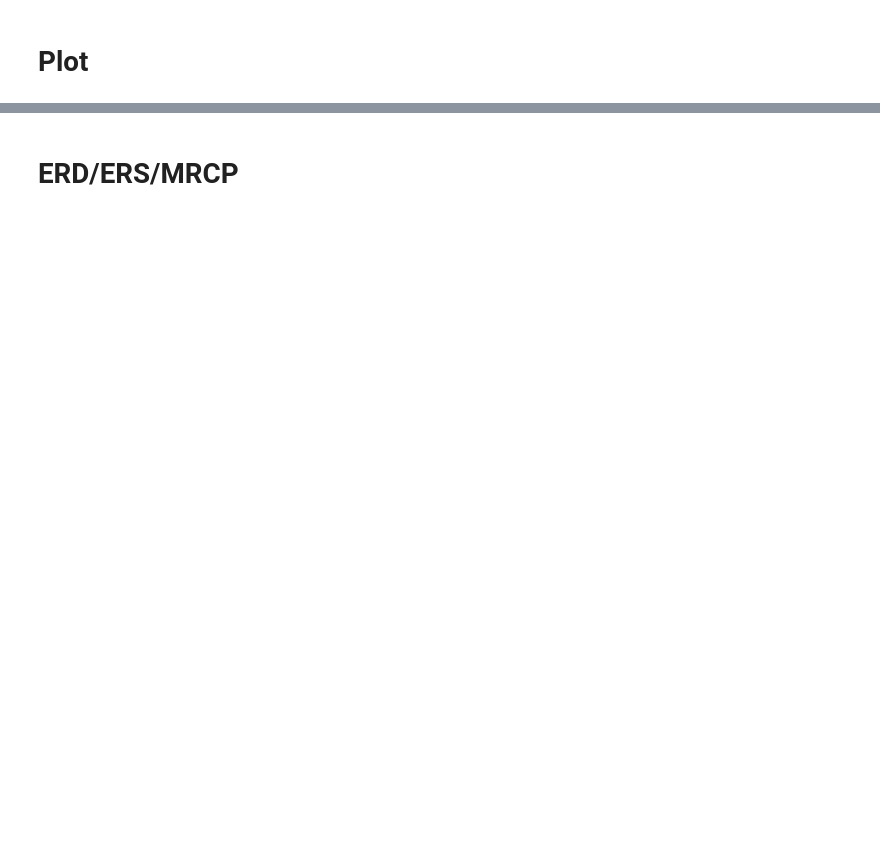
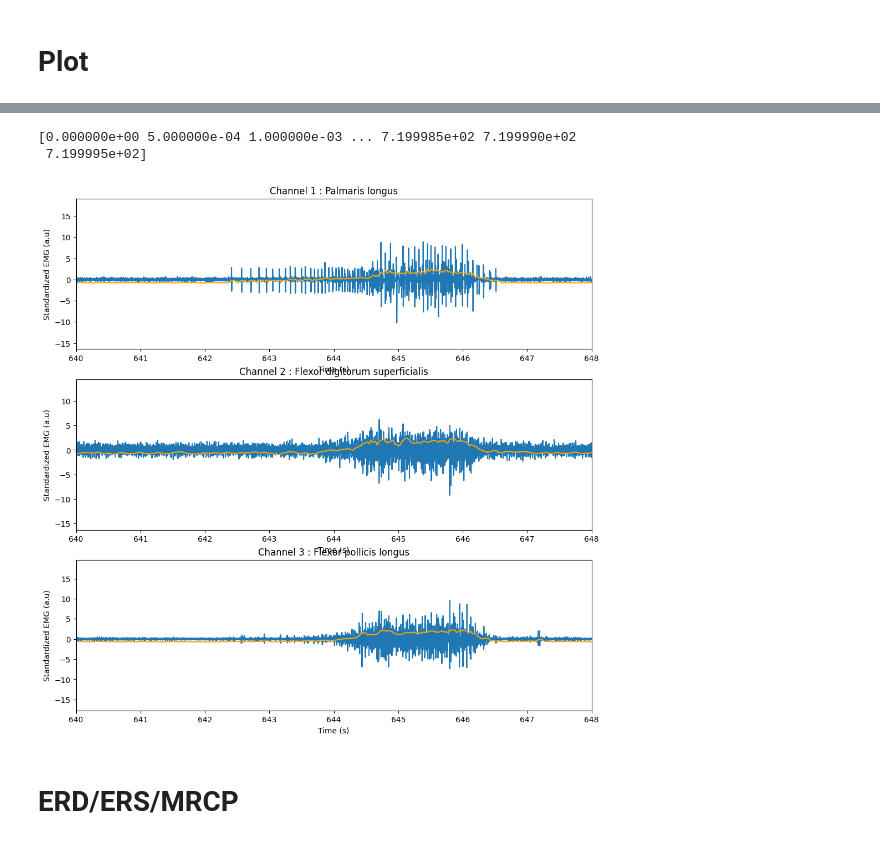
Before and after one commit to Bornholmersild/hybrid_bci, a Jupyter notebook: src/utilities/test_new_preprocessing_method.ipynb, the cells around one changed output, grey strips where cells are left out. Drawn from its saved outputs; the diff is of its cells as text; code cells hidden in the pictures; blank space fills up the shorter version.

```diff
--- a/src/utilities/test_new_preprocessing_method.ipynb
+++ b/src/utilities/test_new_preprocessing_method.ipynb
@@ -553,3 +789,41 @@ plot_eeg(EEG_epoch_mean_mne, fs=125, n_samples=1000)
+# %%
+def plot_emg_and_rms(emg_data, rms_data):
+    time = np.arange(emg_data.shape[0]) / EMG_FREQ
+    RMS_window_size = int(0.1 * EMG_FREQ)  # 100 ms
+    win_time = (np.arange(rms_data.shape[0]) * (RMS_window_size/4) + RMS_window_size/4) / EMG_FREQ
+    print(time)
+    fig, axs = plt.subplots(3, 1, figsize=(12, 12))  # Before 210, 160
+    for ch in range(EMG_NUM_CH):
+        axs[ch].plot(time, emg_data[:, ch], label='Z-scored EMG')
+        axs[ch].plot(win_time, rms_data[:, ch], label='RMS EMG', color='orange')
+        axs[ch].set_xlabel('Time (s)')
+        axs[ch].set_ylabel('Standardized EMG (a.u)')
+        axs[ch].set_title(f'{EMG_CH_NAMES[ch]}')
+        #axs[ch].set_ylim([-10, 15])
+        axs[ch].set_xlim([8*80, 8*81])
+
+
+
+def plot_emg(emg_data):
+    time = np.arange(emg_data.shape[0]) / EMG_FREQ
+
+
+
+    fig, axs = plt.subplots(3, 1, figsize=(6, 12))  # Before 210, 160
+    for ch in range(EMG_NUM_CH):
+        axs[ch].plot(time, emg_data[:, ch], label='Z-scored EMG')
+
+        axs[ch].set_xlabel('Time (s)')
+        axs[ch].set_ylabel('Standardized EMG (a.u)')
+        axs[ch].set_title(f'{EMG_CH_NAMES[ch]}')
+        #axs[ch].set_ylim([, 0.4])
+        #axs[ch].set_xlim([0, 24])
+
+plot_emg_and_rms(EMG, RMS)
+# %% [output]
+[0.000000e+00 5.000000e-04 1.000000e-03 ... 7.199985e+02 7.199990e+02
+ 7.199995e+02]
+[figure, added]
 # %% [markdown]
 # ERD/ERS/MRCP
 # %%
```
Also changed, not shown: parts of 27 cells of this notebook, 55 other files.
